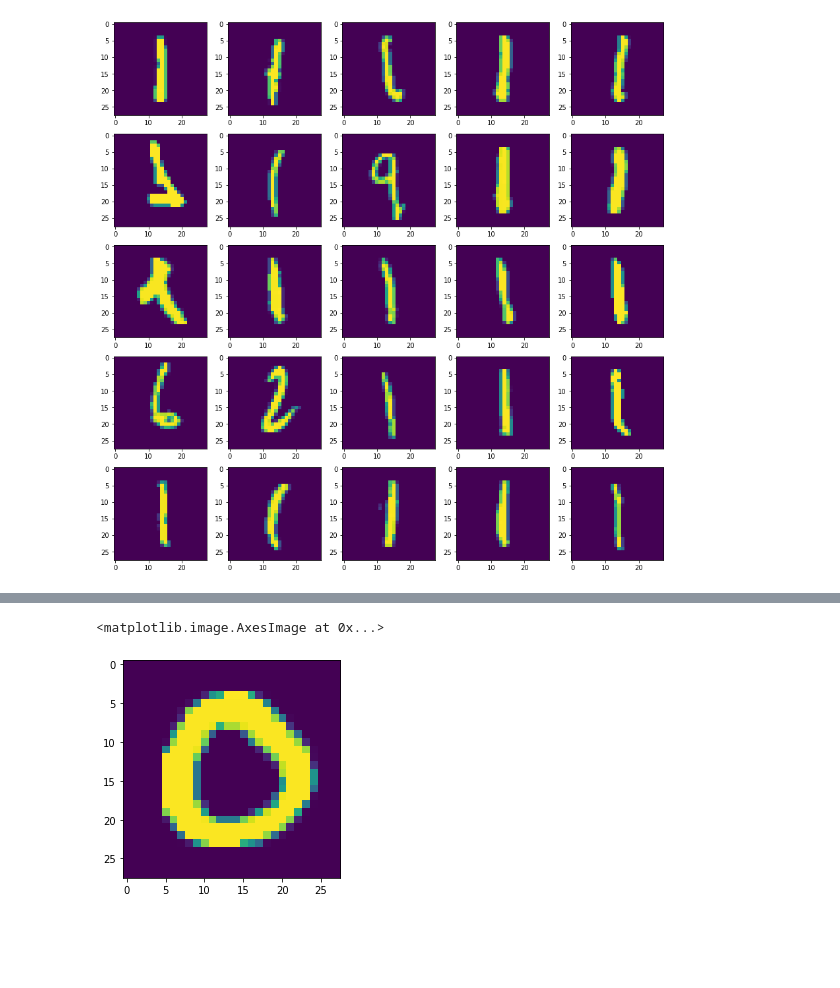
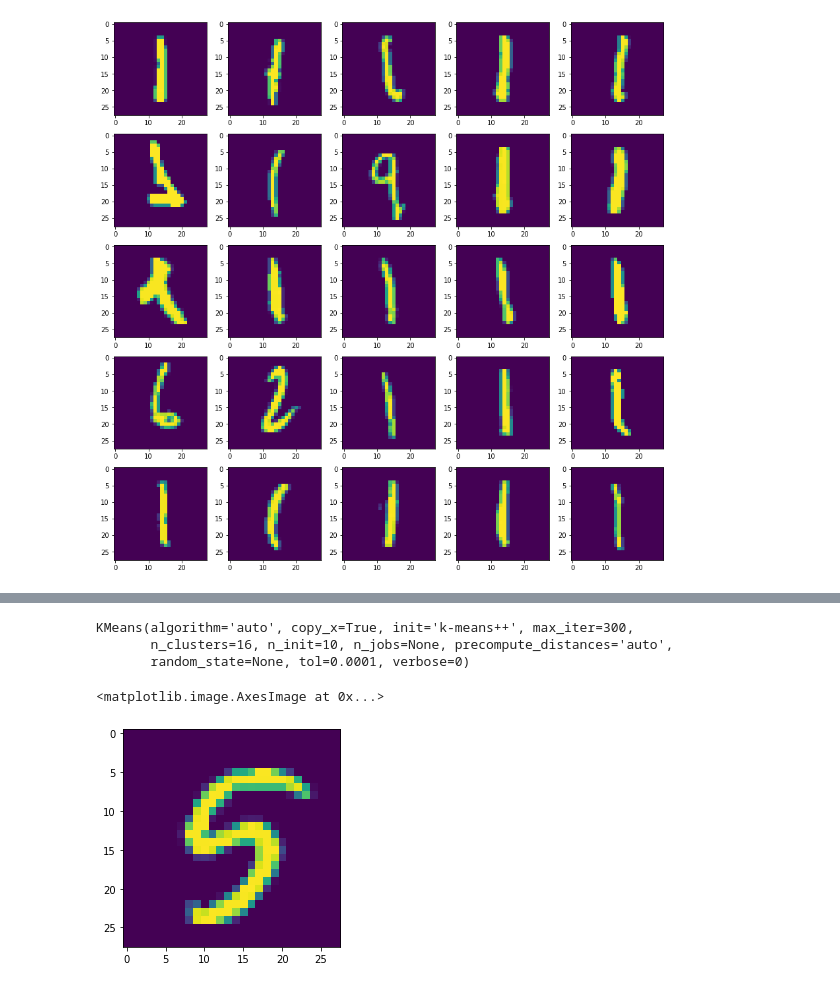
Before and after one commit to angrybayblade/image_search, a Jupyter notebook: Clustering.ipynb, the cells around one changed output, grey strips where cells are left out. Drawn from its saved outputs; the diff is of its cells as text; code cells hidden in the pictures; blank space fills up the shorter version.

```diff
--- a/Clustering.ipynb
+++ b/Clustering.ipynb
@@ -94,0 +93,2 @@ encodings = np.load("./weights/encodings/dense_autoencoder.npy")
+# %%
+images = images.reshape(-1,28,28,1)
@@ -94,0 +110,6 @@ encodings = np.load("./weights/encodings/dense_autoencoder.npy")
+# %%
+kmeans_conv.fit(encodings)
+# %% [output]
+KMeans(algorithm='auto', copy_x=True, init='k-means++', max_iter=300,
+       n_clusters=16, n_init=10, n_jobs=None, precompute_distances='auto',
+       random_state=None, tol=0.0001, verbose=0)
@@ -95,7 +118,6 @@ encodings = np.load("./weights/encodings/dense_autoencoder.npy")
 # %%
-i = 4
-img = images[i:i+1]
+img = images[8]
 plt.imshow(img.reshape(28,28))
 # %% [output]
 <matplotlib.image.AxesImage at 0x...>
-[figure, old version]
+[figure, new version]
```
Also changed, not shown: parts of 21 cells of this notebook, 5 other files.
